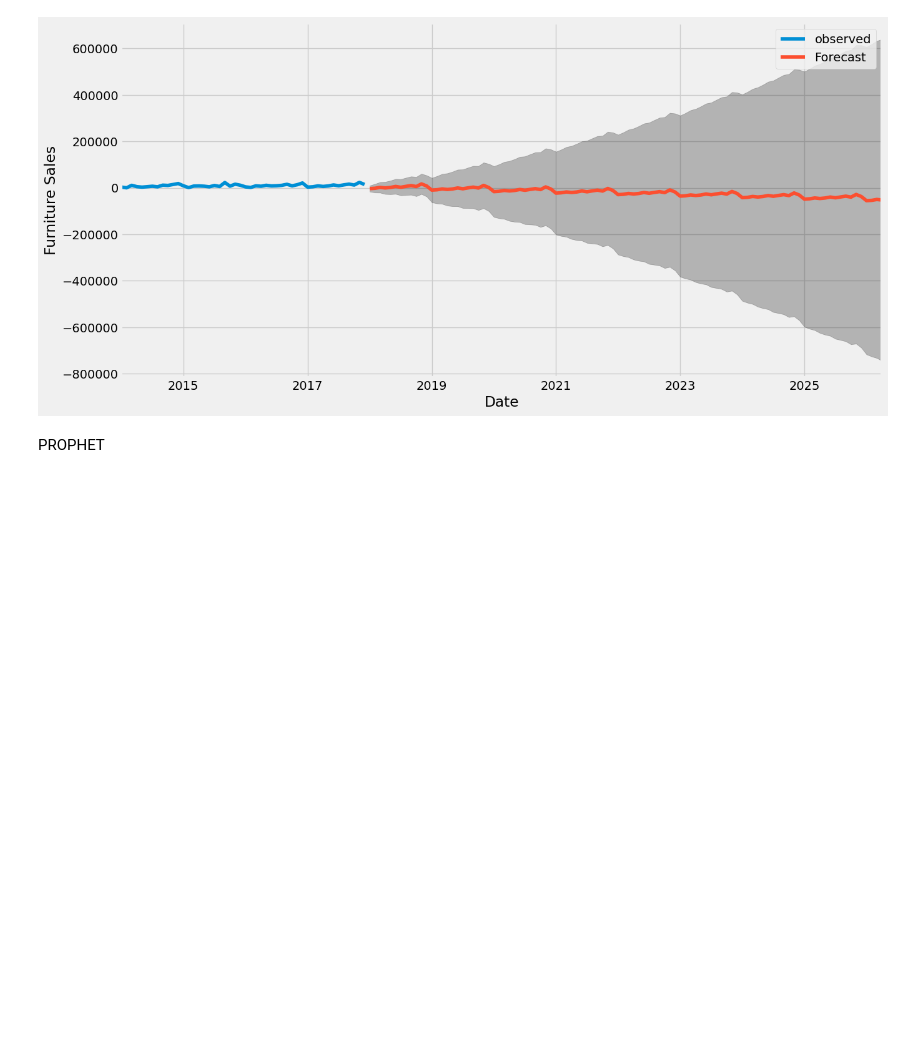
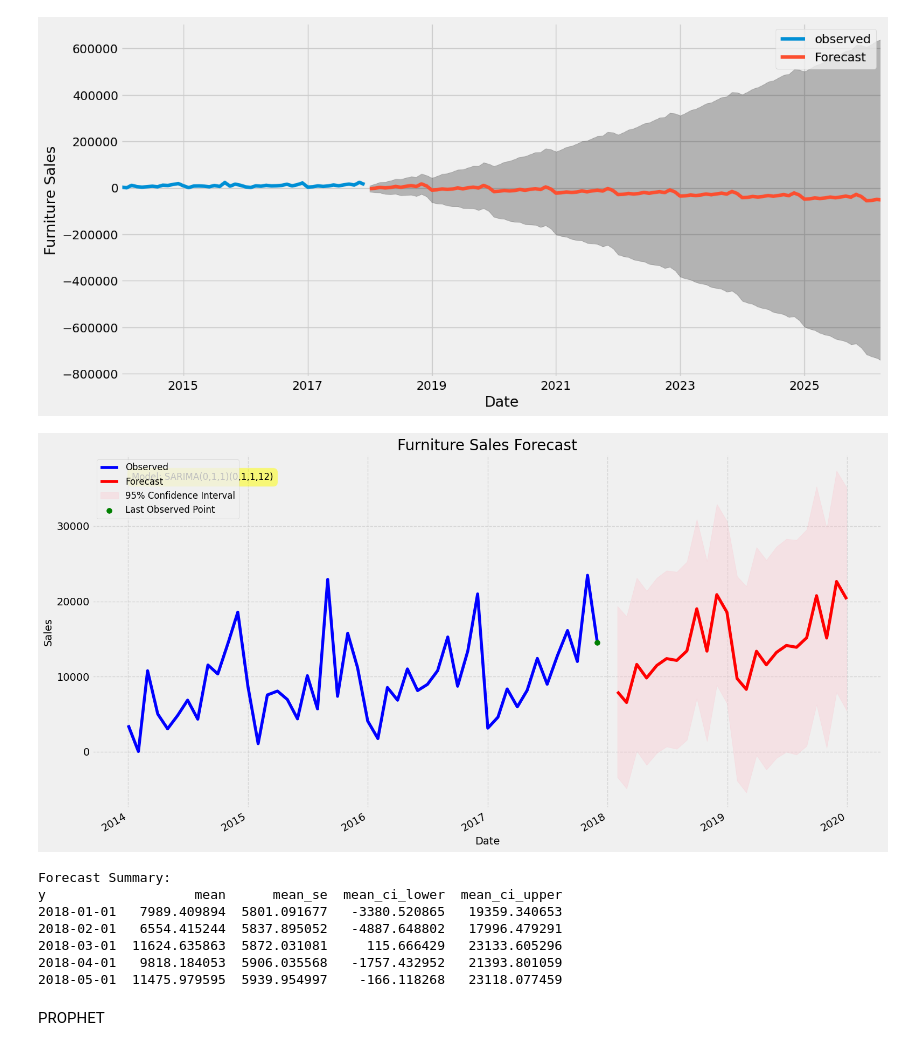
Before and after one commit to NayakAbhishek/Quantitative-Finance, a Jupyter notebook: Time_Series_Analysis.ipynb, the cells around one changed output. Saved outputs shown, nothing was run; the diff lists cells and outputs as text; code cells hidden in the pictures; blank space fills up the shorter version.

```diff
--- a/Time_Series_Analysis.ipynb
+++ b/Time_Series_Analysis.ipynb
@@ -341,6 +319,86 @@ plt.legend()
 plt.show()
 # %% [output]
 [figure]
+# %%
+import pandas as pd
+import numpy as np
+import matplotlib.pyplot as plt
+import statsmodels.api as sm
+from statsmodels.tsa.statespace.sarimax import SARIMAX
+
+# Assuming 'Y' is your time series data
+# ... (your code to load and prepare Y) ...
+
+# Convert Y to DataFrame with a column named 'y'
+Y = Y.to_frame(name='y')
+
+# Convert 'y' column to numeric, handling potential errors
+Y['y'] = pd.to_numeric(Y['y'], errors='coerce') #errors='coerce' will replace any non-numeric value with NaN.
+
+# Fit the SARIMA model
+model = SARIMAX(Y['y'], order=(0, 1, 1), seasonal_order=(0, 1, 1, 12), # Pass the 'y' column directly
+                enforce_stationarity=False, enforce_invertibility=False)
+results = model.fit()
+
+# Generate forecast
+forecast_steps = 24  # Forecasting for 2 years (assuming monthly data)
+forecast = results.get_forecast(steps=forecast_steps)
+mean_forecast = forecast.predicted_mean
+confidence_intervals = forecast.conf_int()
+
+# Create a date range for the forecast
+last_date = Y.index[-1]
+date_range = pd.date_range(start=last_date, periods=forecast_steps + 1, freq='M')[1:]
+
+# Plotting
+plt.figure(figsize=(16, 8))
+plt.plot(Y.index, Y['y'], label='Observed', color='blue') # Access the 'y' column for plotting
+plt.plot(date_range, mean_forecast, label='Forecast', color='red')
+plt.fill_between(date_range,
+                 confidence_intervals.iloc[:, 0],
+                 confidence_intervals.iloc[:, 1],
+                 color='pink', alpha=0.3, label='95% Confidence Interval')
+# Highlighting the last observed point
+# Use Y.index[-1] and Y['y'].iloc[-1] to access the last date and value
+plt.scatter(Y.index[-1], Y['y'].iloc[-1], color='green', s=50, zorder=5, label='Last Observed Point')
+
+# Adding labels and title
+plt.title('Furniture Sales Forecast', fontsize=20)
+plt.xlabel('Date', fontsize=14)
+plt.ylabel('Sales', fontsize=14)
+plt.legend(loc='upper left', fontsize=12)
+
+# Rotate and align the tick labels so they look better
+plt.gcf().autofmt_xdate()
+
+# Add gridlines
+plt.grid(True, linestyle='--', alpha=0.7)
+
+# Annotate the plot with model information
+model_info = f"SARIMA({model.order[0]},{model.order[1]},{model.order[2]})" \
+             f"({model.seasonal_order[0]},{model.seasonal_order[1]}," \
+             f"{model.seasonal_order[2]},{model.seasonal_order[3]})"
+plt.annotate(f"Model: {model_info}", xy=(0.05, 0.95), xycoords='axes fraction',
+             fontsize=12, ha='left', va='top',
+             bbox=dict(boxstyle='round,pad=0.5', fc='yellow', alpha=0.5),
+             annotation_clip=False)
+
+# Show the plot
+plt.tight_layout()
+plt.show()
+
+# Print out some forecast statistics
+print("Forecast Summary:")
+print(forecast.summary_frame(alpha=0.05).head())
+# %% [output]
+[figure, added]
+Forecast Summary:
+y                   mean      mean_se  mean_ci_lower  mean_ci_upper
+2018-01-01   7989.409894  5801.091677   -3380.520865   19359.340653
+2018-02-01   6554.415244  5837.895052   -4887.648802   17996.479291
+2018-03-01  11624.635863  5872.031081     115.666429   23133.605296
+2018-04-01   9818.184053  5906.035568   -1757.432952   21393.801059
+2018-05-01  11475.979595  5939.954997    -166.118268   23118.077459
 # %% [markdown]
 PROPHET
 # %%
```
Also changed, not shown: parts of 10 cells of this notebook.
